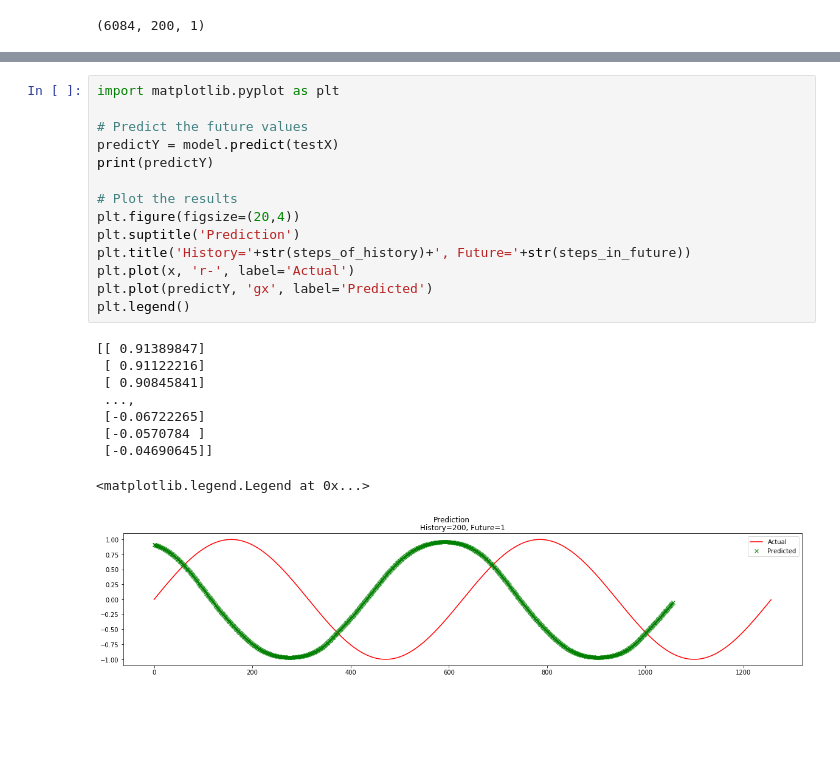
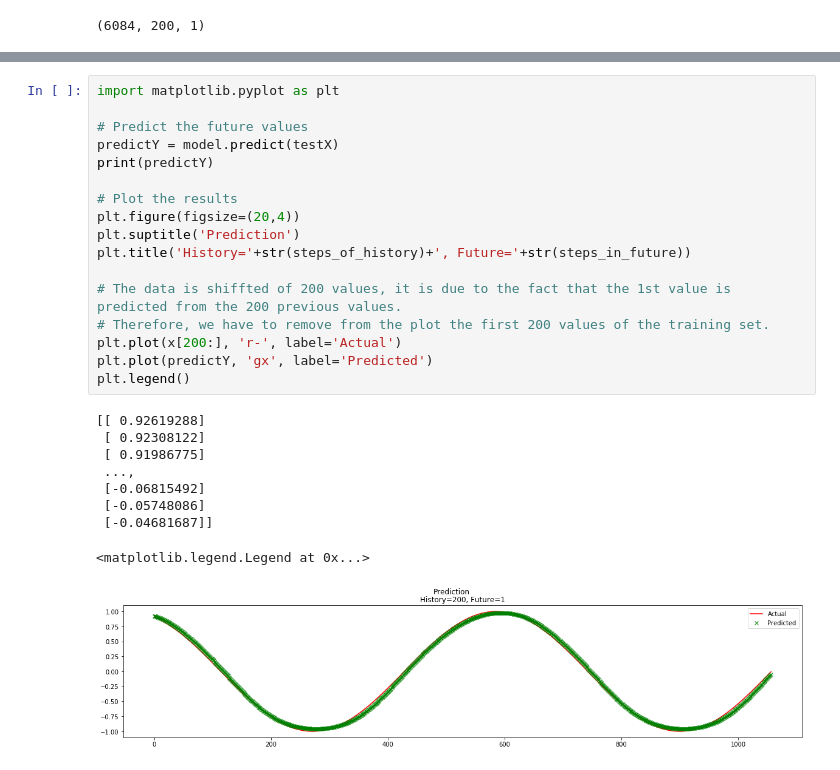
Before and after one commit to axelfahy/RacePrediction, a Jupyter notebook: src/SimpleLSTM.ipynb, the cells around one changed output, grey strips where cells are left out. Drawn from its saved outputs; the diff is of its cells as text; blank space fills up the shorter version.

```diff
--- a/src/SimpleLSTM.ipynb
+++ b/src/SimpleLSTM.ipynb
@@ -97,24 +97,27 @@ Epoch 25/25
 # %%
 import matplotlib.pyplot as plt
 
 # Predict the future values
 predictY = model.predict(testX)
 print(predictY)
 
 # Plot the results
 plt.figure(figsize=(20,4))
 plt.suptitle('Prediction')
 plt.title('History='+str(steps_of_history)+', Future='+str(steps_in_future))
-plt.plot(x, 'r-', label='Actual')
+
+# The data is shiffted of 200 values, it is due to the fact that the 1st value is predicted from the 200 previous values.
+# Therefore, we have to remove from the plot the first 200 values of the training set.
+plt.plot(x[200:], 'r-', label='Actual')
 plt.plot(predictY, 'gx', label='Predicted')
 plt.legend()
 # %% [output]
-[[ 0.91389847]
- [ 0.91122216]
- [ 0.90845841]
+[[ 0.92619288]
+ [ 0.92308122]
+ [ 0.91986775]
  ...,
- [-0.06722265]
- [-0.0570784 ]
- [-0.04690645]]
+ [-0.06815492]
+ [-0.05748086]
+ [-0.04681687]]
 <matplotlib.legend.Legend at 0x...>
-[figure, old version]
+[figure, new version]
```
Also changed, not shown: parts of 2 cells of this notebook.
